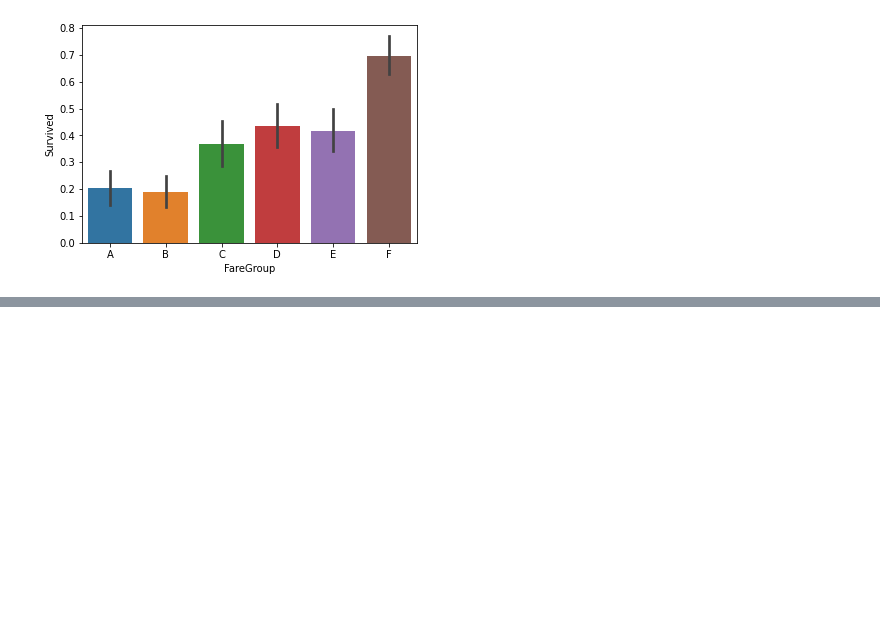
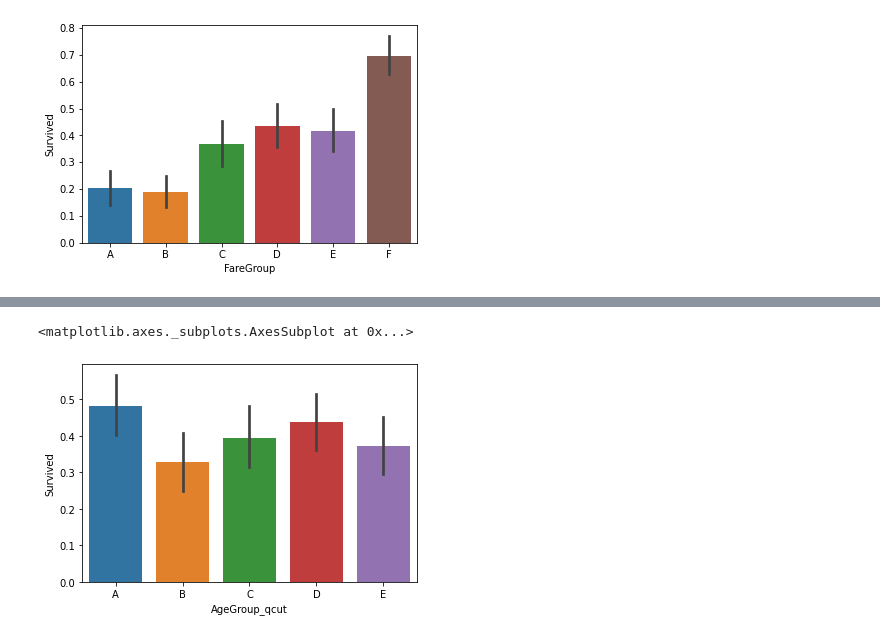
Before and after one commit to talitacardenas/The_Bridge_School_DataScience_PT, a Jupyter notebook: 02_DataAnalysis/labs/Pandas/10_Visualización_de_datos_Python_con_Matplotlib_Seaborn.ipynb, the cells around one changed output, grey strips where cells are left out. Cells and saved outputs as stored; diff of their text form; code cells hidden in the pictures; blank space fills up the shorter version.

```diff
--- a/02_DataAnalysis/labs/Pandas/10_Visualización_de_datos_Python_con_Matplotlib_Seaborn.ipynb
+++ b/02_DataAnalysis/labs/Pandas/10_Visualización_de_datos_Python_con_Matplotlib_Seaborn.ipynb
@@ -275,0 +310,8 @@ sns.barplot(x='FareGroup',y='Survived', data=titanic)
+# %%
+# Creamos una agrupación en n grupos con pd.qcut()
+titanic['AgeGroup_qcut'] = pd.qcut(titanic.Age, 5, labels=['A','B','C','D','E'])
+# %%
+sns.barplot(x='AgeGroup_qcut',y='Survived', data=titanic)
+# %% [output]
+<matplotlib.axes._subplots.AxesSubplot at 0x...>
+[figure, added]
```
Also changed, not shown: parts of 22 cells of this notebook.
